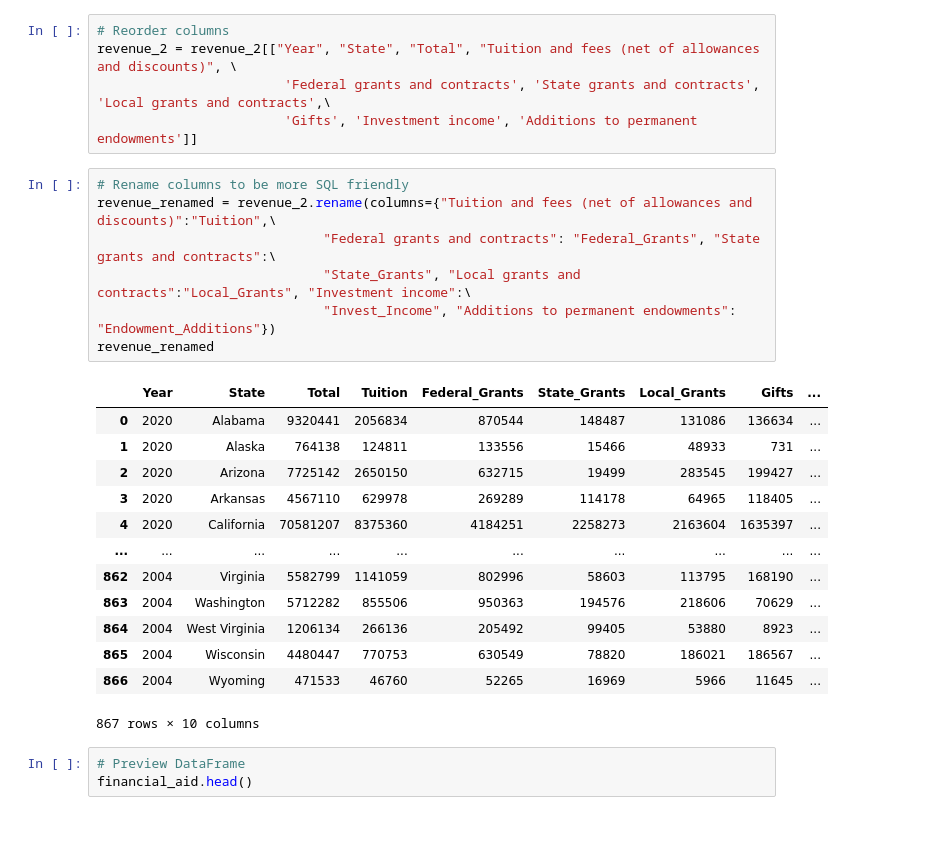
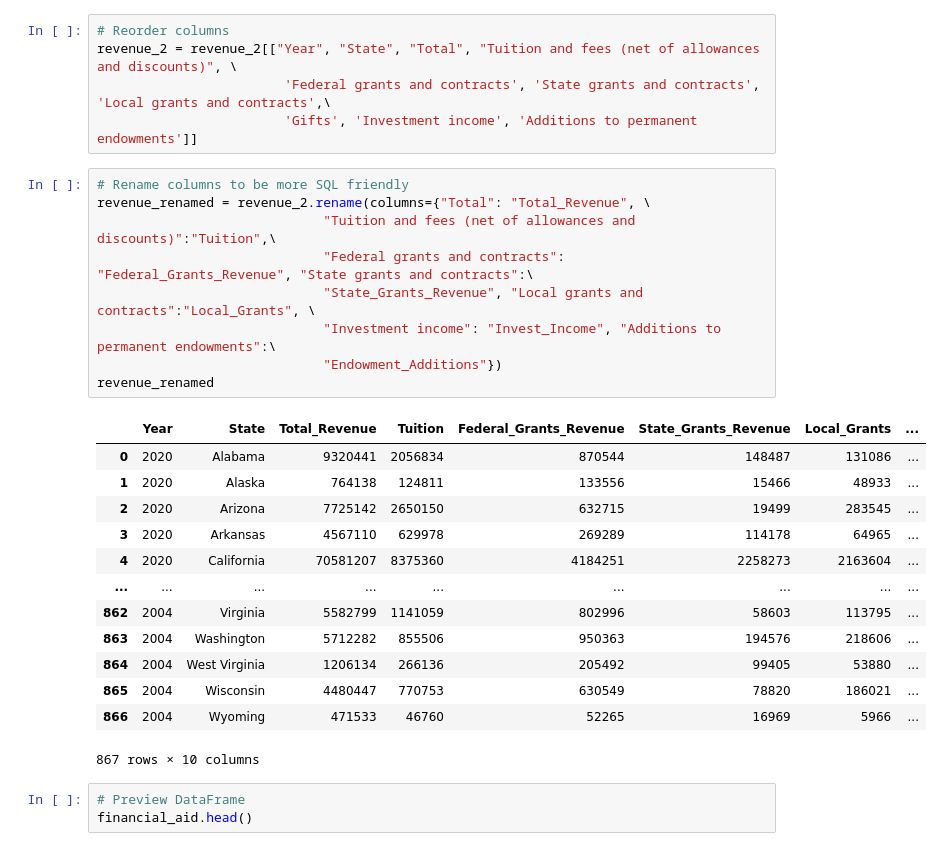
Before and after one commit to brevinowens/solvemined, a Jupyter notebook: Extract.ipynb, the cells around one changed output. Drawn from its saved outputs; the diff is of its cells as text.

Commit message:
updating column names and adding merge code

```diff
--- a/Extract.ipynb
+++ b/Extract.ipynb
@@ -169,24 +169,26 @@ revenue_2 = revenue_2[["Year", "State", "Total", "Tuition and fees (net of allow
                         'Gifts', 'Investment income', 'Additions to permanent endowments']]
 # %%
 # Rename columns to be more SQL friendly
-revenue_renamed = revenue_2.rename(columns={"Tuition and fees (net of allowances and discounts)":"Tuition",\
-                             "Federal grants and contracts": "Federal_Grants", "State grants and contracts":\
-                             "State_Grants", "Local grants and contracts":"Local_Grants", "Investment income":\
-                             "Invest_Income", "Additions to permanent endowments": "Endowment_Additions"})
+revenue_renamed = revenue_2.rename(columns={"Total": "Total_Revenue", \
+                             "Tuition and fees (net of allowances and discounts)":"Tuition",\
+                             "Federal grants and contracts": "Federal_Grants_Revenue", "State grants and contracts":\
+                             "State_Grants_Revenue", "Local grants and contracts":"Local_Grants", \
+                             "Investment income": "Invest_Income", "Additions to permanent endowments":\
+                             "Endowment_Additions"})
 revenue_renamed
 # %% [output]
-|  | Year | State | Total | Tuition | Federal_Grants | State_Grants | Local_Grants | Gifts | ... |
-| 0 | 2020 | Alabama | 9320441 | 2056834 | 870544 | 148487 | 131086 | 136634 | ... |
-| 1 | 2020 | Alaska | 764138 | 124811 | 133556 | 15466 | 48933 | 731 | ... |
-| 2 | 2020 | Arizona | 7725142 | 2650150 | 632715 | 19499 | 283545 | 199427 | ... |
-| 3 | 2020 | Arkansas | 4567110 | 629978 | 269289 | 114178 | 64965 | 118405 | ... |
-| 4 | 2020 | California | 70581207 | 8375360 | 4184251 | 2258273 | 2163604 | 1635397 | ... |
-| ... | ... | ... | ... | ... | ... | ... | ... | ... | ... |
-| 862 | 2004 | Virginia | 5582799 | 1141059 | 802996 | 58603 | 113795 | 168190 | ... |
-| 863 | 2004 | Washington | 5712282 | 855506 | 950363 | 194576 | 218606 | 70629 | ... |
-| 864 | 2004 | West Virginia | 1206134 | 266136 | 205492 | 99405 | 53880 | 8923 | ... |
-| 865 | 2004 | Wisconsin | 4480447 | 770753 | 630549 | 78820 | 186021 | 186567 | ... |
-| 866 | 2004 | Wyoming | 471533 | 46760 | 52265 | 16969 | 5966 | 11645 | ... |
+|  | Year | State | Total_Revenue | Tuition | Federal_Grants_Revenue | State_Grants_Revenue | Local_Grants | ... |
+| 0 | 2020 | Alabama | 9320441 | 2056834 | 870544 | 148487 | 131086 | ... |
+| 1 | 2020 | Alaska | 764138 | 124811 | 133556 | 15466 | 48933 | ... |
+| 2 | 2020 | Arizona | 7725142 | 2650150 | 632715 | 19499 | 283545 | ... |
+| 3 | 2020 | Arkansas | 4567110 | 629978 | 269289 | 114178 | 64965 | ... |
+| 4 | 2020 | California | 70581207 | 8375360 | 4184251 | 2258273 | 2163604 | ... |
+| ... | ... | ... | ... | ... | ... | ... | ... | ... |
+| 862 | 2004 | Virginia | 5582799 | 1141059 | 802996 | 58603 | 113795 | ... |
+| 863 | 2004 | Washington | 5712282 | 855506 | 950363 | 194576 | 218606 | ... |
+| 864 | 2004 | West Virginia | 1206134 | 266136 | 205492 | 99405 | 53880 | ... |
+| 865 | 2004 | Wisconsin | 4480447 | 770753 | 630549 | 78820 | 186021 | ... |
+| 866 | 2004 | Wyoming | 471533 | 46760 | 52265 | 16969 | 5966 | ... |
 867 rows × 10 columns
 # %%
 # Preview DataFrame
```
Also changed, not shown: parts of 4 cells of this notebook.
